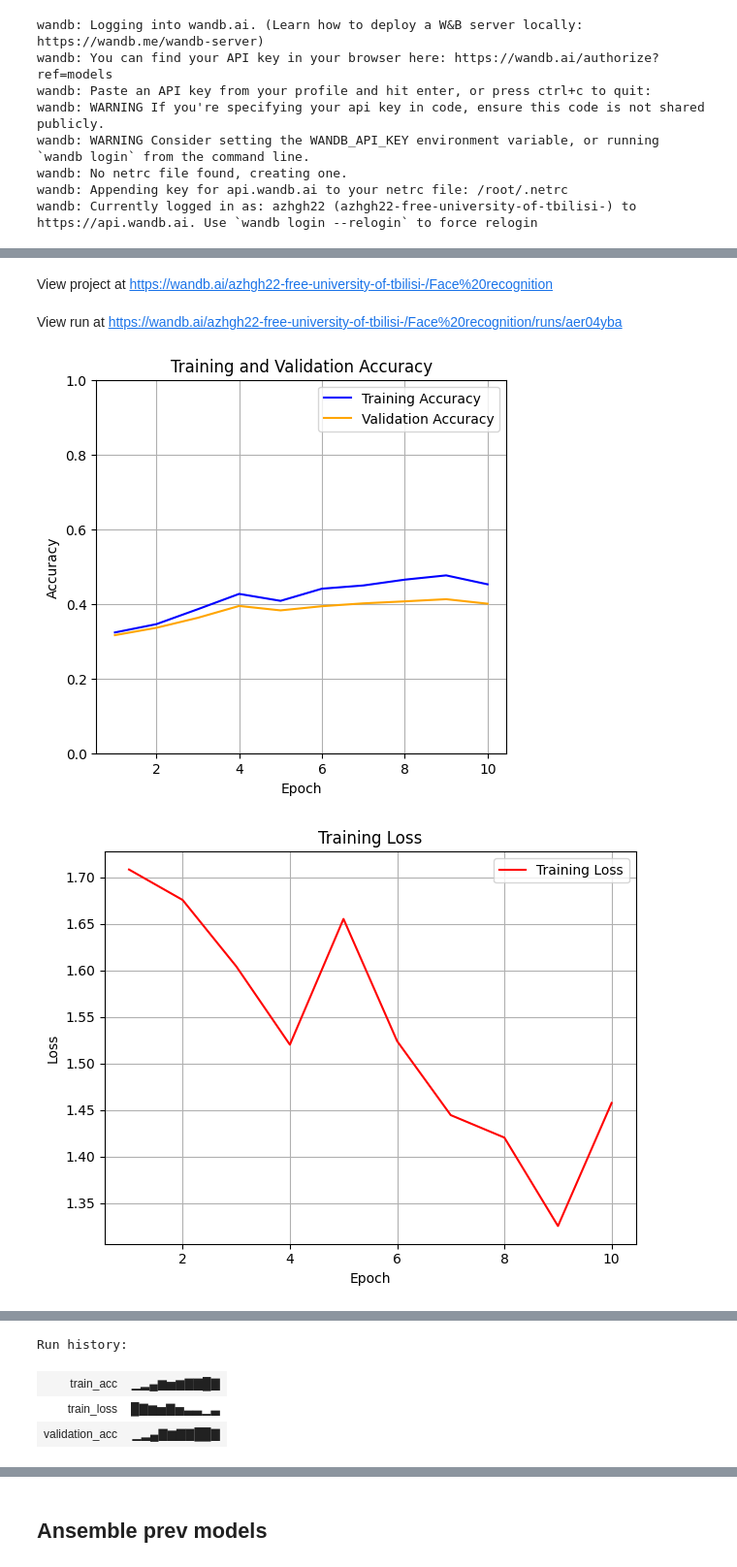
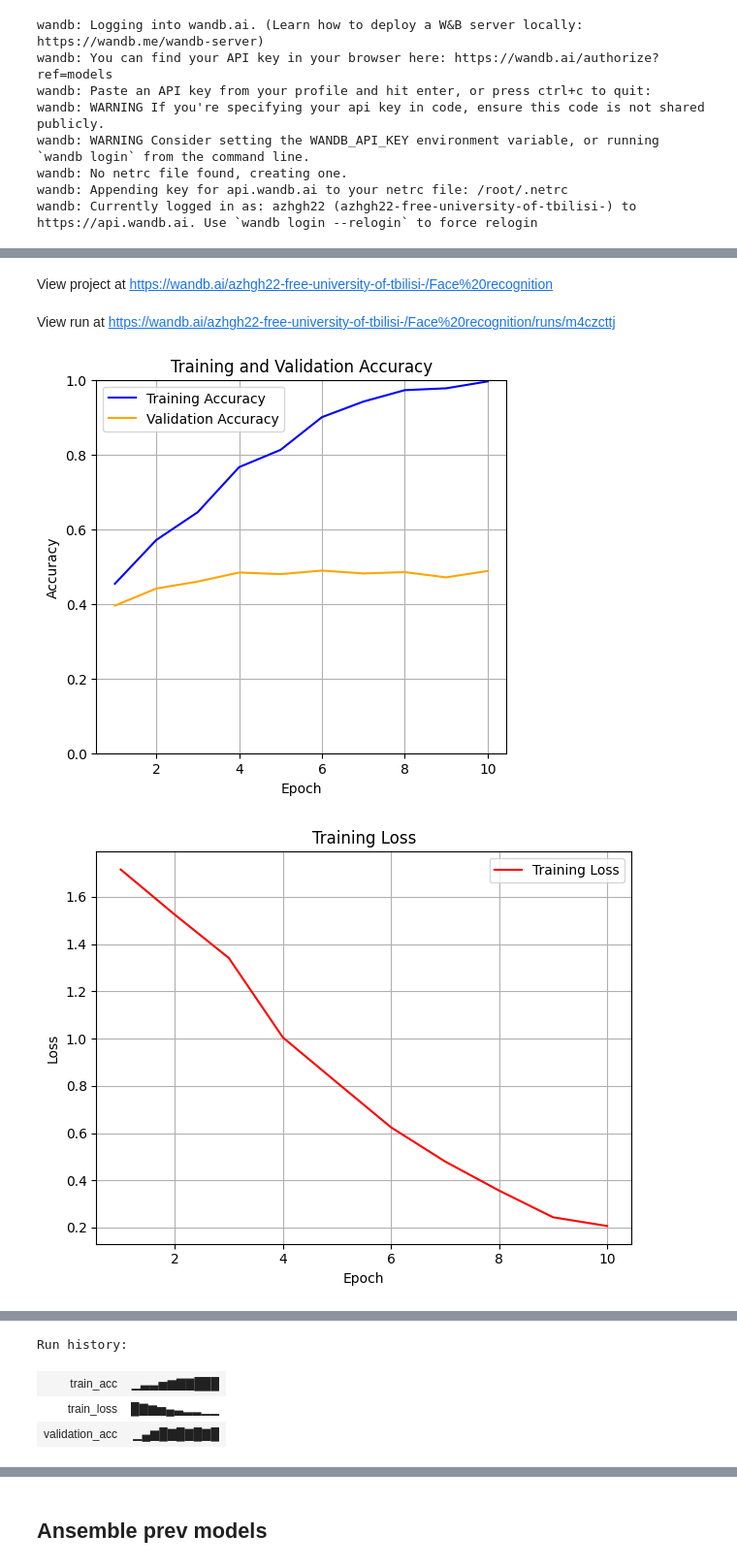
Before and after one commit to azhgh22/ML04_Facial_Expression_Recognition_Challenge, a Jupyter notebook: model.ipynb, the cells around one changed output, grey strips where cells are left out. Shown: that part at 97% size. Drawn from its saved outputs; the diff is of its cells as text; code cells hidden in the pictures.

```diff
--- a/model.ipynb
+++ b/model.ipynb
@@ -170,20 +170,34 @@ class EmotionNet(nn.Module):
         super().__init__()
         self.conv_block1 = nn.Sequential(
             nn.Conv2d(1, 32, kernel_size=3, padding=1),
+            nn.BatchNorm2d(32),
+            nn.ReLU(),
+        )
+
+        self.conv_block2 = nn.Sequential(
+            nn.Conv2d(32, 64, kernel_size=3, padding=1),
+            nn.BatchNorm2d(64),
+            nn.ReLU(),
+        )
+
+
+        self.conv_block3 = nn.Sequential(
+            nn.Conv2d(64, 128, kernel_size=3, padding=1),
+            nn.BatchNorm2d(128),
             nn.ReLU(),
         )
 
         self.fc = nn.Sequential(
             nn.Flatten(),                          # → (128*6*6)
-            nn.Linear(48*48*32, 256),
+            nn.Linear(48*48*128, 256),
             nn.ReLU(),
             nn.Linear(256, N_CLASSES)                      # 7 emotion classes
         )
 
     def forward(self, x):
         x = self.conv_block1(x)
-        # x = self.conv_block2(x)
-        # x = self.conv_block3(x)
+        x = self.conv_block2(x)
+        x = self.conv_block3(x)
         return self.fc(x)
 # %% [markdown]
 ## **Model Summary**
@@ -407,10 +419,10 @@ config = {
     "learning_rate": 10**-4,
     "batch_size" : BATCH_SIZE,
     "epochs" : EPOCHS,
-    "architecture": "CNN(1,32, padding=1)",
+    "architecture": "3 CNN net",
     "optimizer" : "Adam",
     "loss function" : "Cross-entropy loss",
-    "architecture" : "run1",
+    "architecture" : "run2",
     "batchnorm" : "No",
     "drop out" : 0,
     "weight_decay" : 0,
@@ -498,10 +510,10 @@ Syncing run run1 to Weights & Biases (docs)
 View project at https://wandb.ai/azhgh22-free-university-of-tbilisi-/Face%20recognition
-View run at https://wandb.ai/azhgh22-free-university-of-tbilisi-/Face%20recognition/runs/aer04yba
+View run at https://wandb.ai/azhgh22-free-university-of-tbilisi-/Face%20recognition/runs/m4czcttj
-[figure, old version]
+[figure, new version]
-[figure, old version]
+[figure, new version]
 [interactive output not drawn]
 Run history:
-| train_acc | ▁▂▄▆▅▆▇▇█▇ |
-| train_loss | █▇▆▅▇▅▃▃▁▃ |
-| validation_acc | ▁▂▄▇▆▇▇██▇ |
+| train_acc | ▁▃▃▅▆▇▇███ |
+| train_loss | █▇▆▅▄▃▂▂▁▁ |
+| validation_acc | ▁▄▆█▇█▇█▇█ |
 Run summary:
```
Also changed, not shown: parts of 6 cells of this notebook.
